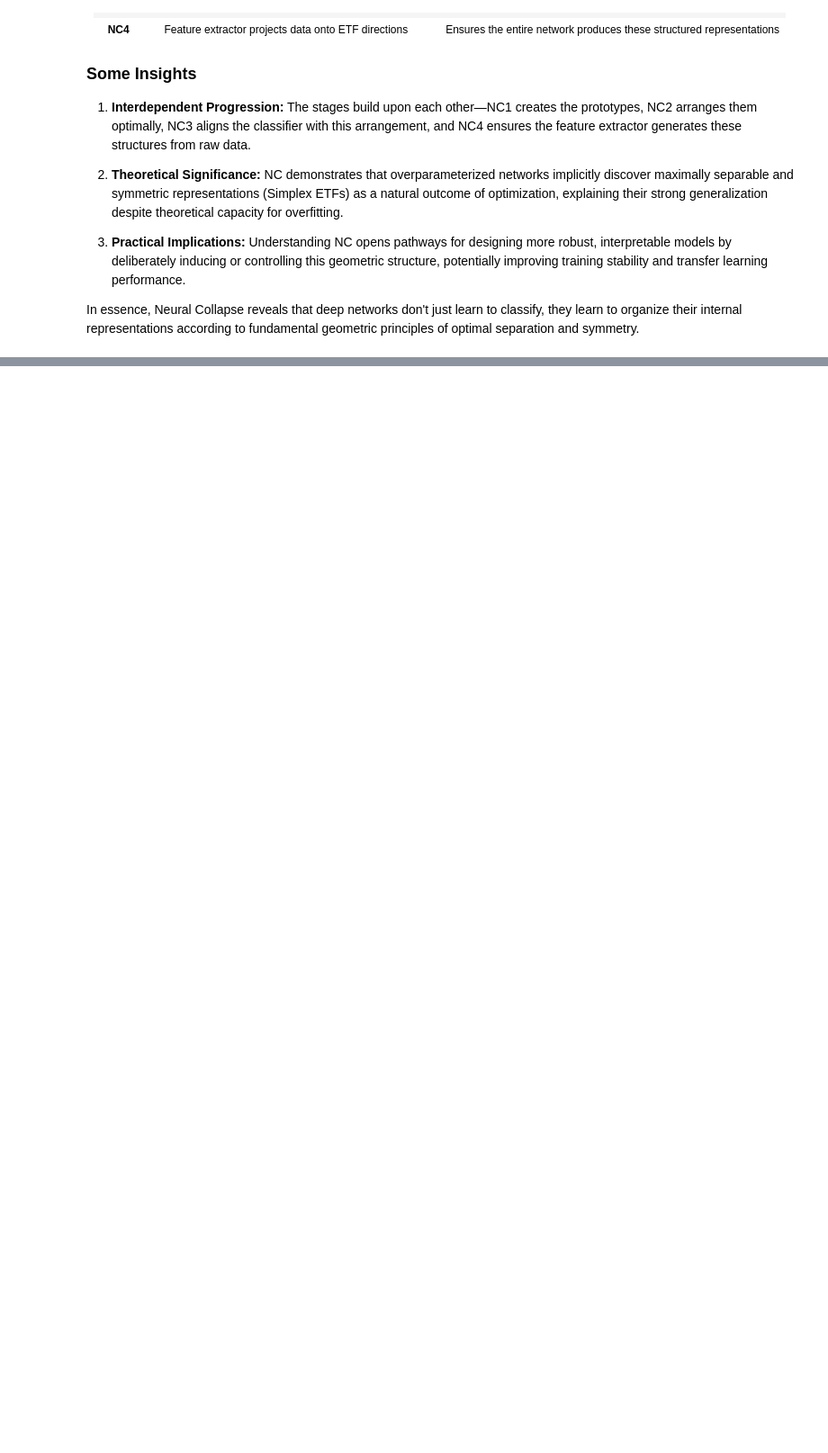
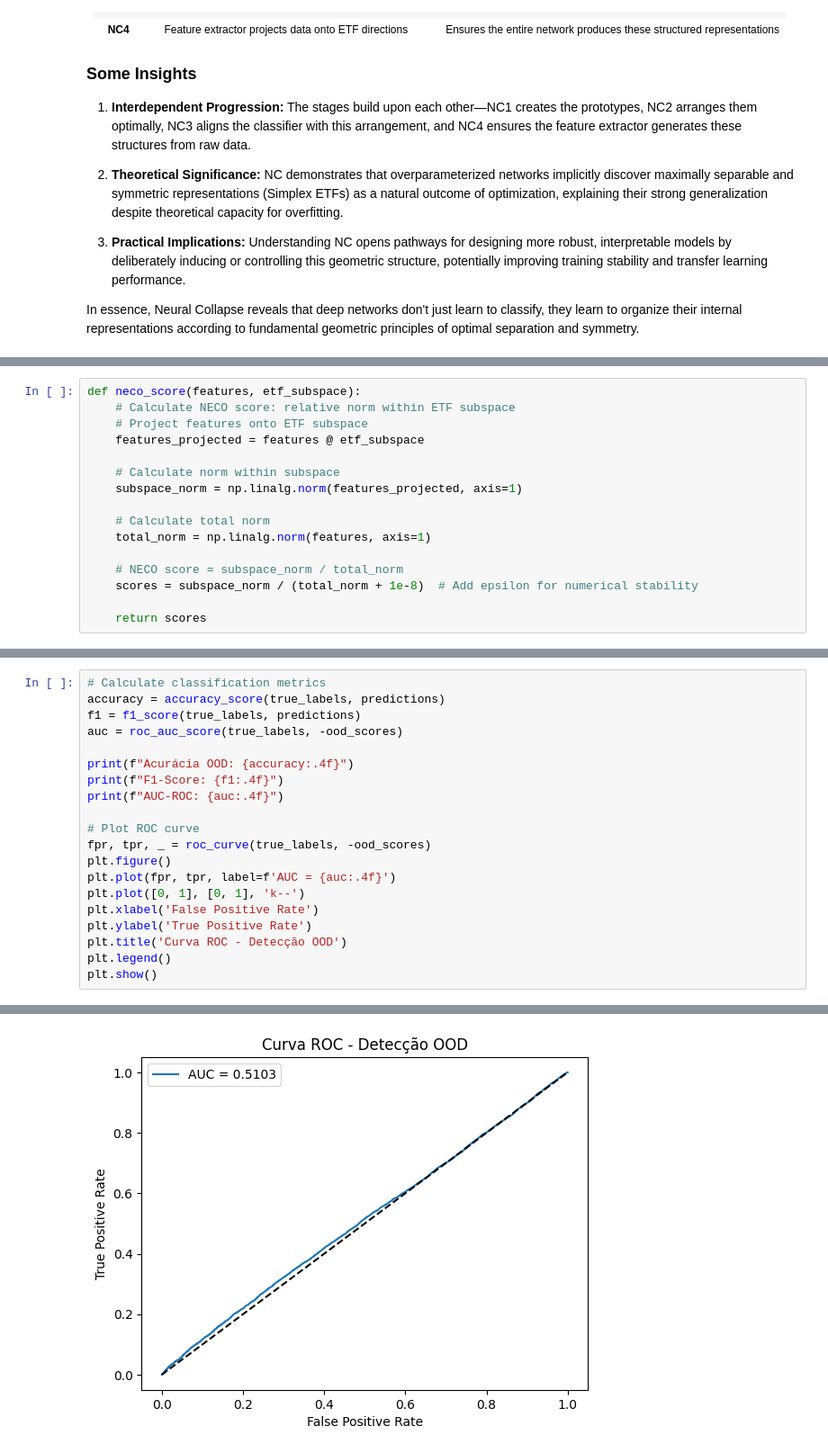
Before and after one commit to leofalabella/deeplearn_compvis, a Jupyter notebook: Practical_Work_Deep_Learning_for_Computer_Vision.ipynb, the cells around one changed output, grey strips where cells are left out. Shown at 90% size. Saved outputs shown, nothing was run; the diff lists cells and outputs as text; blank space fills up the shorter version.

```diff
--- a/Practical_Work_Deep_Learning_for_Computer_Vision.ipynb
+++ b/Practical_Work_Deep_Learning_for_Computer_Vision.ipynb
@@ -973,0 +764,16 @@ In essence, Neural Collapse reveals that deep networks don't just learn to class
+# %%
+def neco_score(features, etf_subspace):
+    # Calculate NECO score: relative norm within ETF subspace
+    # Project features onto ETF subspace
+    features_projected = features @ etf_subspace
+
+    # Calculate norm within subspace
+    subspace_norm = np.linalg.norm(features_projected, axis=1)
+
+    # Calculate total norm
+    total_norm = np.linalg.norm(features, axis=1)
+
+    # NECO score = subspace_norm / total_norm
+    scores = subspace_norm / (total_norm + 1e-8)  # Add epsilon for numerical stability
+
+    return scores
@@ -973,0 +881,21 @@ In essence, Neural Collapse reveals that deep networks don't just learn to class
+# %%
+# Calculate classification metrics
+accuracy = accuracy_score(true_labels, predictions)
+f1 = f1_score(true_labels, predictions)
+auc = roc_auc_score(true_labels, -ood_scores)
+
+print(f"Acurácia OOD: {accuracy:.4f}")
+print(f"F1-Score: {f1:.4f}")
+print(f"AUC-ROC: {auc:.4f}")
+
+# Plot ROC curve
+fpr, tpr, _ = roc_curve(true_labels, -ood_scores)
+plt.figure()
+plt.plot(fpr, tpr, label=f'AUC = {auc:.4f}')
+plt.plot([0, 1], [0, 1], 'k--')
+plt.xlabel('False Positive Rate')
+plt.ylabel('True Positive Rate')
+plt.title('Curva ROC - Detecção OOD')
+plt.legend()
+plt.show()
+# %% [output]
@@ -973,0 +905 @@ In essence, Neural Collapse reveals that deep networks don't just learn to class
+[figure, added]
```
Also changed, not shown: parts of 17 cells of this notebook.
